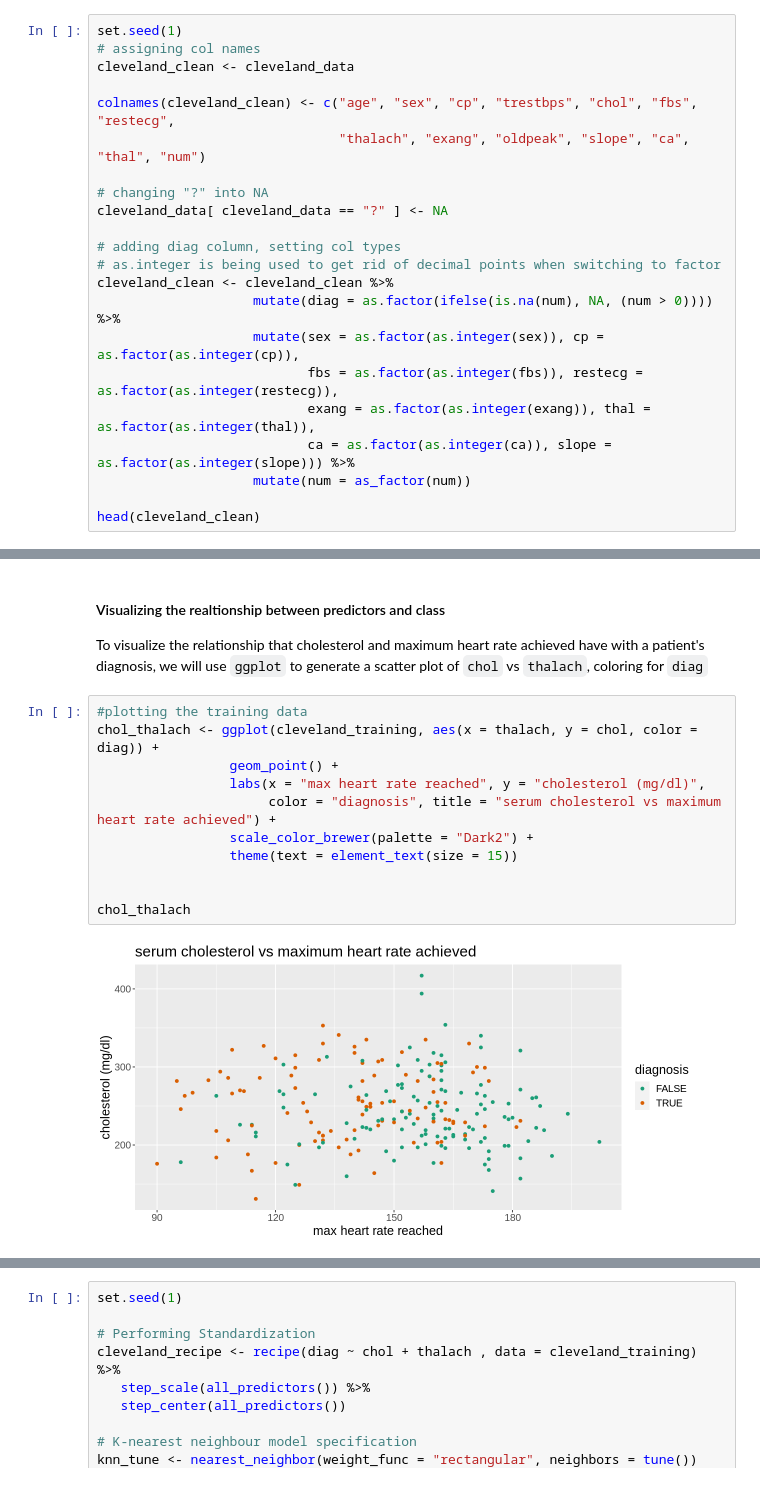
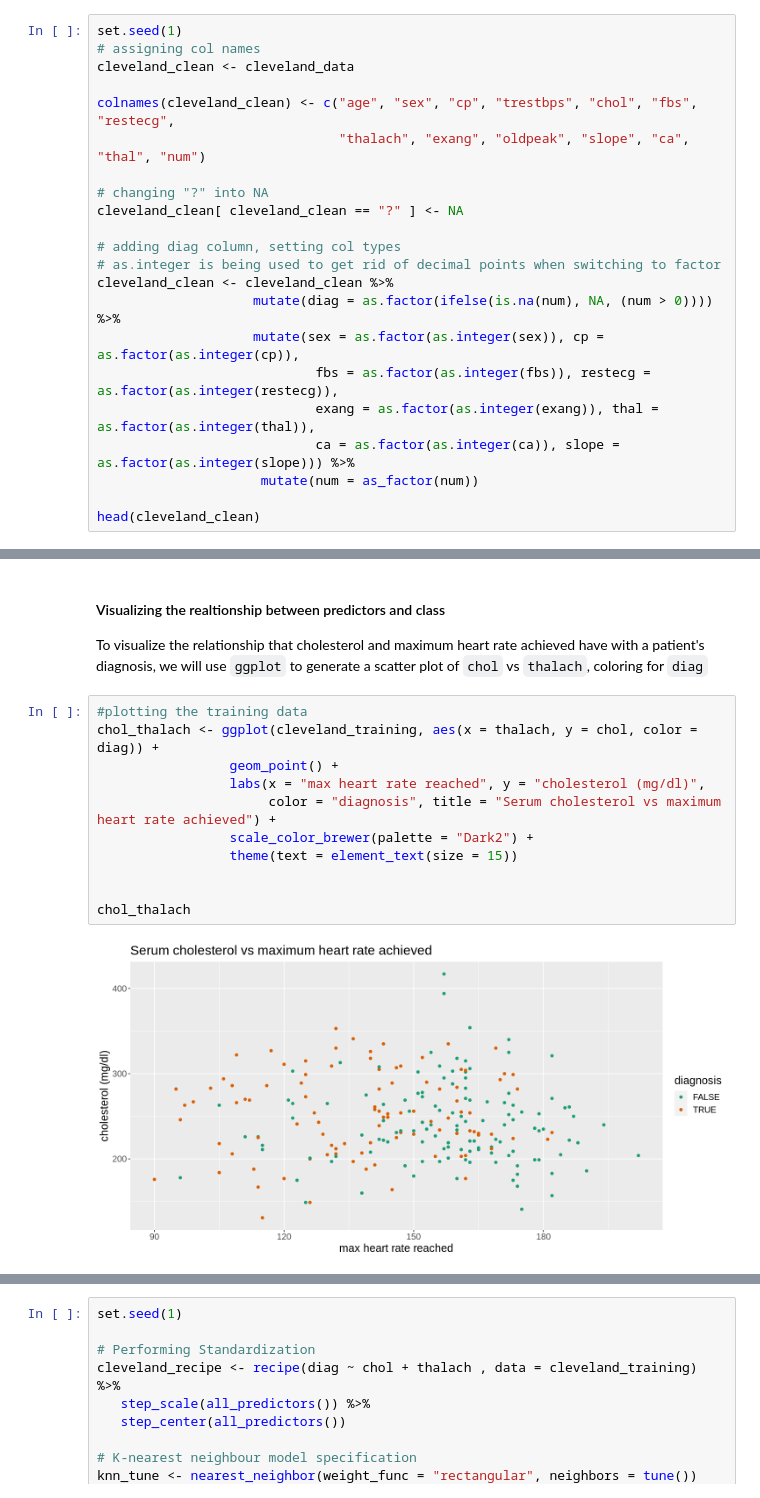
Before and after one commit to Agamchawla/group-29-project, a Jupyter notebook: group_29_project_report.ipynb, the cells around one changed output, grey strips where cells are left out. Saved outputs shown, nothing was run; the diff lists cells and outputs as text.

```diff
--- a/group_29_project_report.ipynb
+++ b/group_29_project_report.ipynb
@@ -111,17 +96,17 @@ colnames(cleveland_clean) <- c("age", "sex", "cp", "trestbps", "chol", "fbs", "r
                                "thalach", "exang", "oldpeak", "slope", "ca", "thal", "num")
 
 # changing "?" into NA
-cleveland_data[ cleveland_data == "?" ] <- NA
+cleveland_clean[ cleveland_clean == "?" ] <- NA
 
 # adding diag column, setting col types
 # as.integer is being used to get rid of decimal points when switching to factor
 cleveland_clean <- cleveland_clean %>%
                     mutate(diag = as.factor(ifelse(is.na(num), NA, (num > 0)))) %>%
                     mutate(sex = as.factor(as.integer(sex)), cp = as.factor(as.integer(cp)),
-                           fbs = as.factor(as.integer(fbs)), restecg = as.factor(as.integer(restecg)),
-                           exang = as.factor(as.integer(exang)), thal = as.factor(as.integer(thal)),
-                           ca = as.factor(as.integer(ca)), slope = as.factor(as.integer(slope))) %>%
-                    mutate(num = as_factor(num))
+                            fbs = as.factor(as.integer(fbs)), restecg = as.factor(as.integer(restecg)),
+                            exang = as.factor(as.integer(exang)), thal = as.factor(as.integer(thal)),
+                            ca = as.factor(as.integer(ca)), slope = as.factor(as.integer(slope))) %>%
+                     mutate(num = as_factor(num))
 
 head(cleveland_clean)
 # %% [output]
@@ -211,14 +190,14 @@ To visualize the relationship that cholesterol and maximum heart rate achieved h
 # %%
 #plotting the training data
 chol_thalach <- ggplot(cleveland_training, aes(x = thalach, y = chol, color = diag)) +
                  geom_point() +
                  labs(x = "max heart rate reached", y = "cholesterol (mg/dl)",
-                      color = "diagnosis", title = "serum cholesterol vs maximum heart rate achieved") +
+                      color = "diagnosis", title = "Serum cholesterol vs maximum heart rate achieved") +
                  scale_color_brewer(palette = "Dark2") +
                  theme(text = element_text(size = 15))
 
 
 chol_thalach
 # %% [output]
-[figure, old version]
+[figure, new version]
 # %% [markdown]
```
Also changed, not shown: parts of 28 cells of this notebook.
